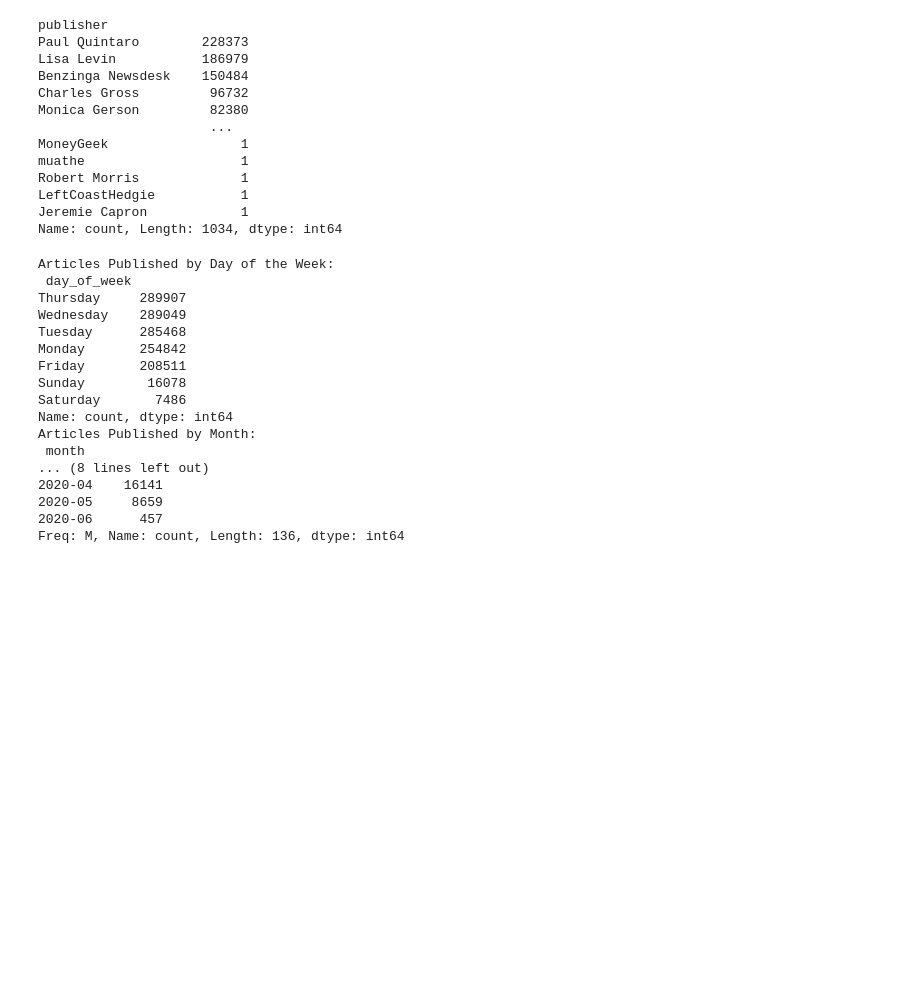
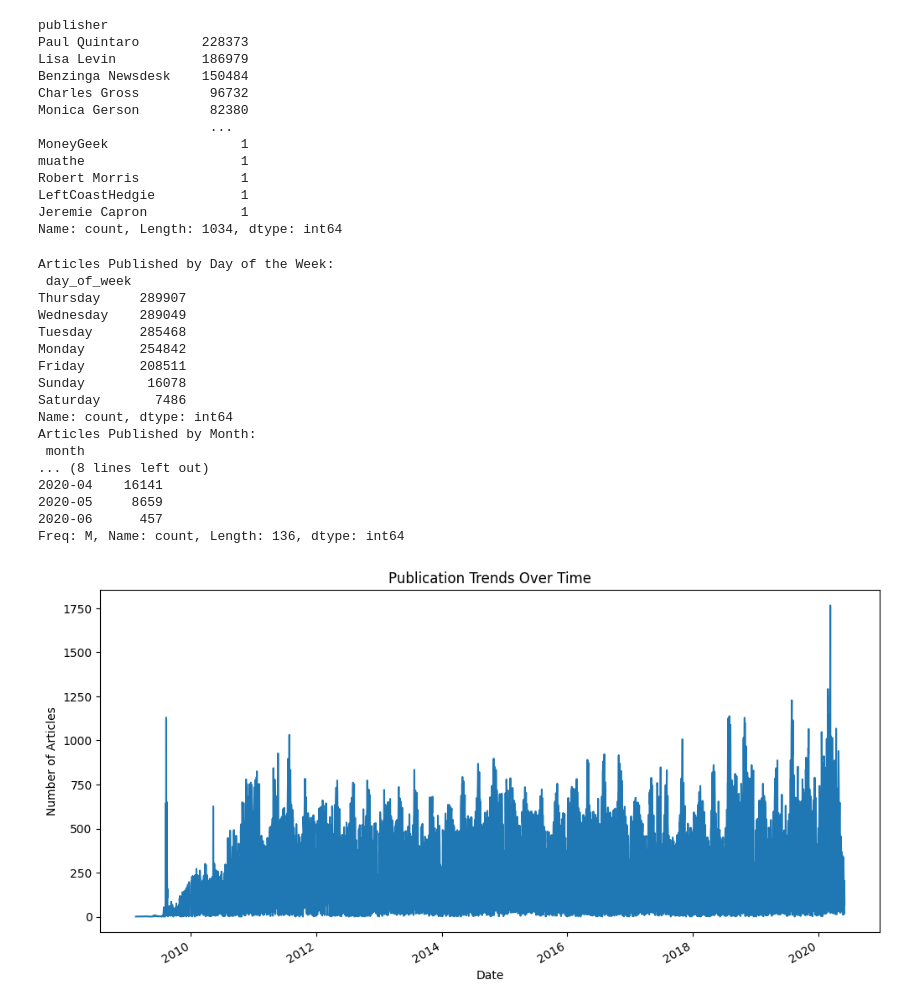
Before and after one commit to emnu-neh/week_1, a Jupyter notebook: notebooks/task_1.ipynb, the cells around one changed output. Saved outputs shown, nothing was run; the diff lists cells and outputs as text; code cells hidden in the pictures; blank space fills up the shorter version.

```diff
--- a/notebooks/task_1.ipynb
+++ b/notebooks/task_1.ipynb
@@ -56,30 +58,38 @@ Jeremie Capron            1
 Name: count, Length: 1034, dtype: int64
 # %%
 df['publication_date'] = pd.to_datetime(df['date'],format='%Y-%m-%d %H:%M:%S', errors='coerce')
+publication_counts = df['publication_date'].value_counts().sort_index()
 df['day_of_week'] = df['publication_date'].dt.day_name()
 df['month'] = df['publication_date'].dt.to_period('M')
 articles_by_day = df['day_of_week'].value_counts()
 articles_by_month = df['month'].value_counts().sort_index()
 print("Articles Published by Day of the Week:\n", articles_by_day)
 print("Articles Published by Month:\n", articles_by_month)
+plt.figure(figsize=(12,6))
+publication_counts.plot()
+plt.title('Publication Trends Over Time')
+plt.xlabel('Date')
+plt.ylabel('Number of Articles')
+plt.show()
 # %% [output]
 Articles Published by Day of the Week:
  day_of_week
 Thursday     289907
 Wednesday    289049
 Tuesday      285468
 Monday       254842
 Friday       208511
 Sunday        16078
 Saturday       7486
 Name: count, dtype: int64
 Articles Published by Month:
  month
 ... (8 lines left out)
 2020-04    16141
 2020-05     8659
 2020-06      457
 Freq: M, Name: count, Length: 136, dtype: int64
+[figure, added]
 # %%
 sid = SentimentIntensityAnalyzer()
 df['sentiment'] = df['headline'].apply(lambda x: sid.polarity_scores(x)['compound'])
```
Also changed, not shown: parts of 7 cells of this notebook, 2 other files.
